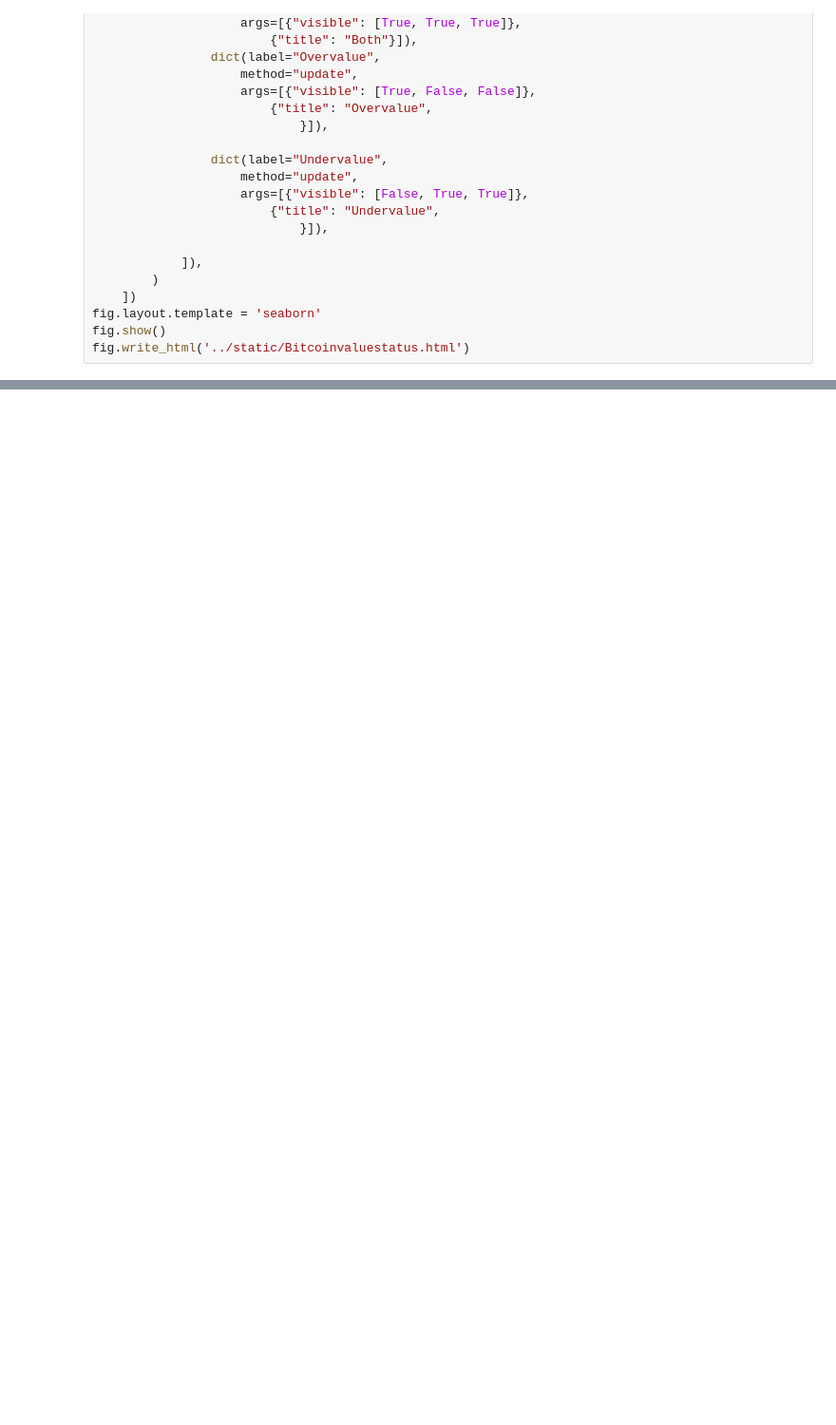
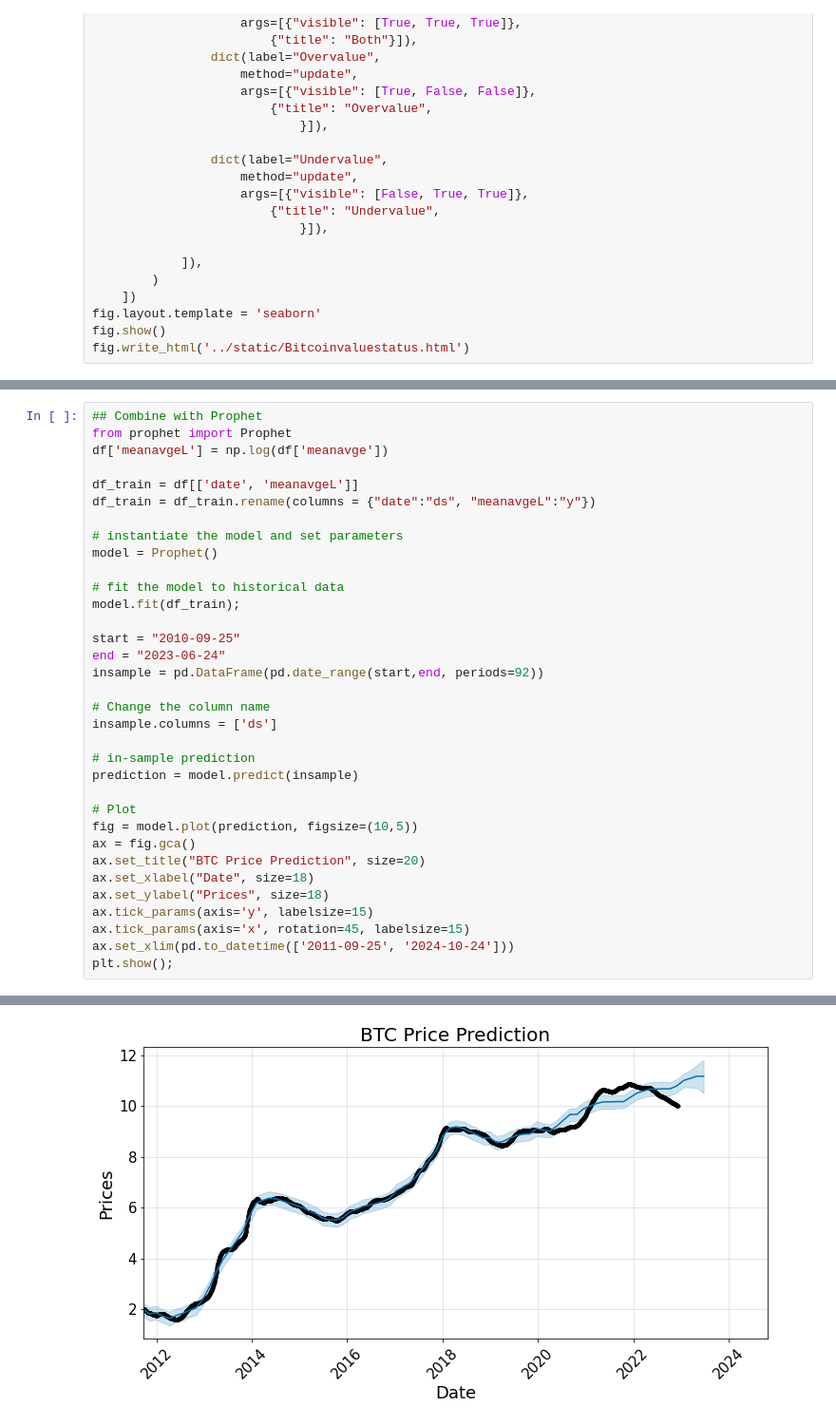
Before and after one commit to guevarch/BitcoinBuyZones, a Jupyter notebook: Final/Bonus BUY ZONE ML.ipynb, the cells around one changed output, grey strips where cells are left out. Shown at 95% size. Drawn from its saved outputs; the diff is of its cells as text; blank space fills up the shorter version.

```diff
--- a/Final/Bonus BUY ZONE ML.ipynb
+++ b/Final/Bonus BUY ZONE ML.ipynb
@@ -205,0 +228,35 @@ fig.write_html('../static/Bitcoinvaluestatus.html')
+# %%
+## Combine with Prophet
+from prophet import Prophet
+df['meanavgeL'] = np.log(df['meanavge'])
+
+df_train = df[['date', 'meanavgeL']]
+df_train = df_train.rename(columns = {"date":"ds", "meanavgeL":"y"})
+
+# instantiate the model and set parameters
+model = Prophet()
+
+# fit the model to historical data
+model.fit(df_train);
+
+start = "2010-09-25"
+end = "2023-06-24"
+insample = pd.DataFrame(pd.date_range(start,end, periods=92))
+
+# Change the column name
+insample.columns = ['ds']
+
+# in-sample prediction
+prediction = model.predict(insample)
+
+# Plot
+fig = model.plot(prediction, figsize=(10,5))
+ax = fig.gca()
+ax.set_title("BTC Price Prediction", size=20)
+ax.set_xlabel("Date", size=18)
+ax.set_ylabel("Prices", size=18)
+ax.tick_params(axis='y', labelsize=15)
+ax.tick_params(axis='x', rotation=45, labelsize=15)
+ax.set_xlim(pd.to_datetime(['2011-09-25', '2024-10-24']))
+plt.show();
+# %% [output]
@@ -205,0 +265 @@ fig.write_html('../static/Bitcoinvaluestatus.html')
+[figure, added]
```
Also changed, not shown: parts of 4 cells of this notebook, 9 other files.
